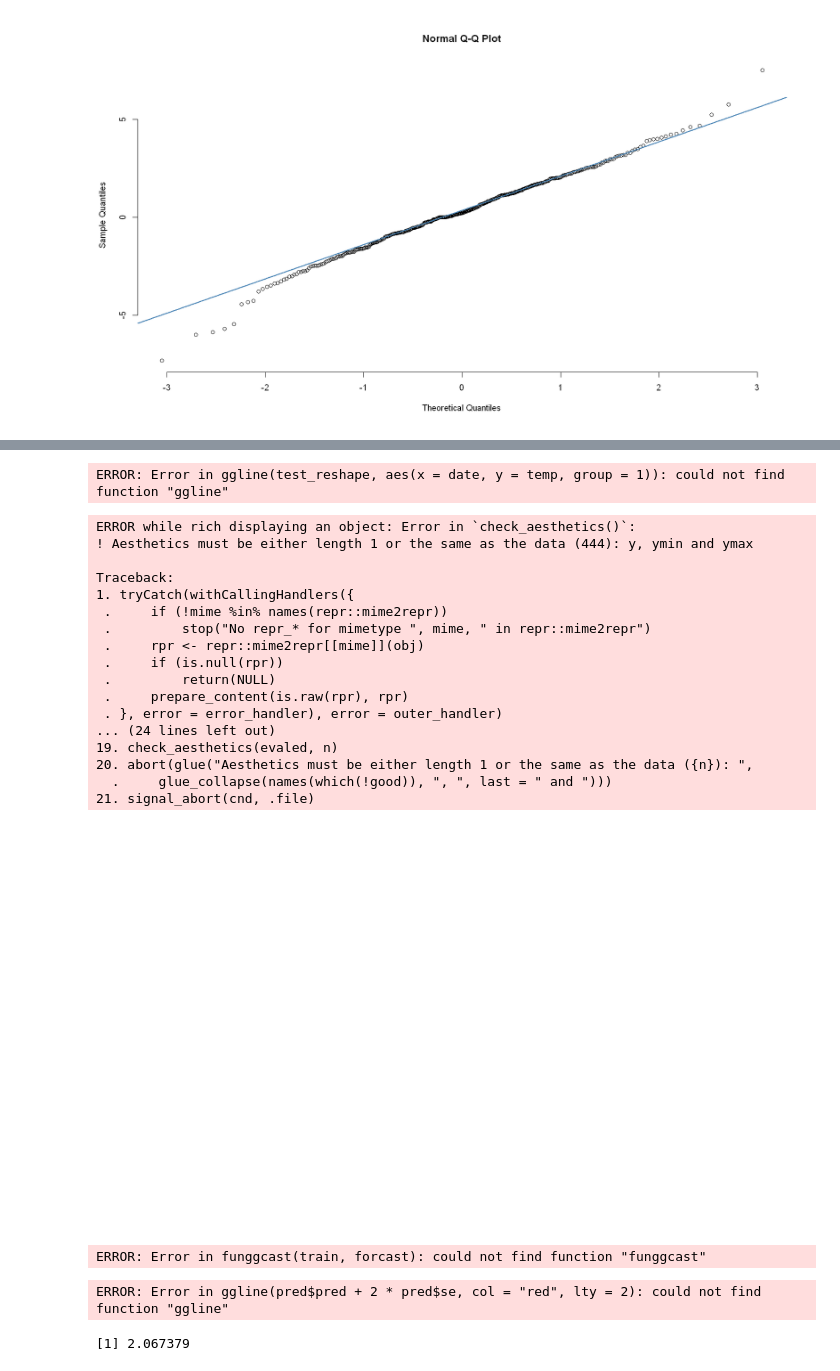
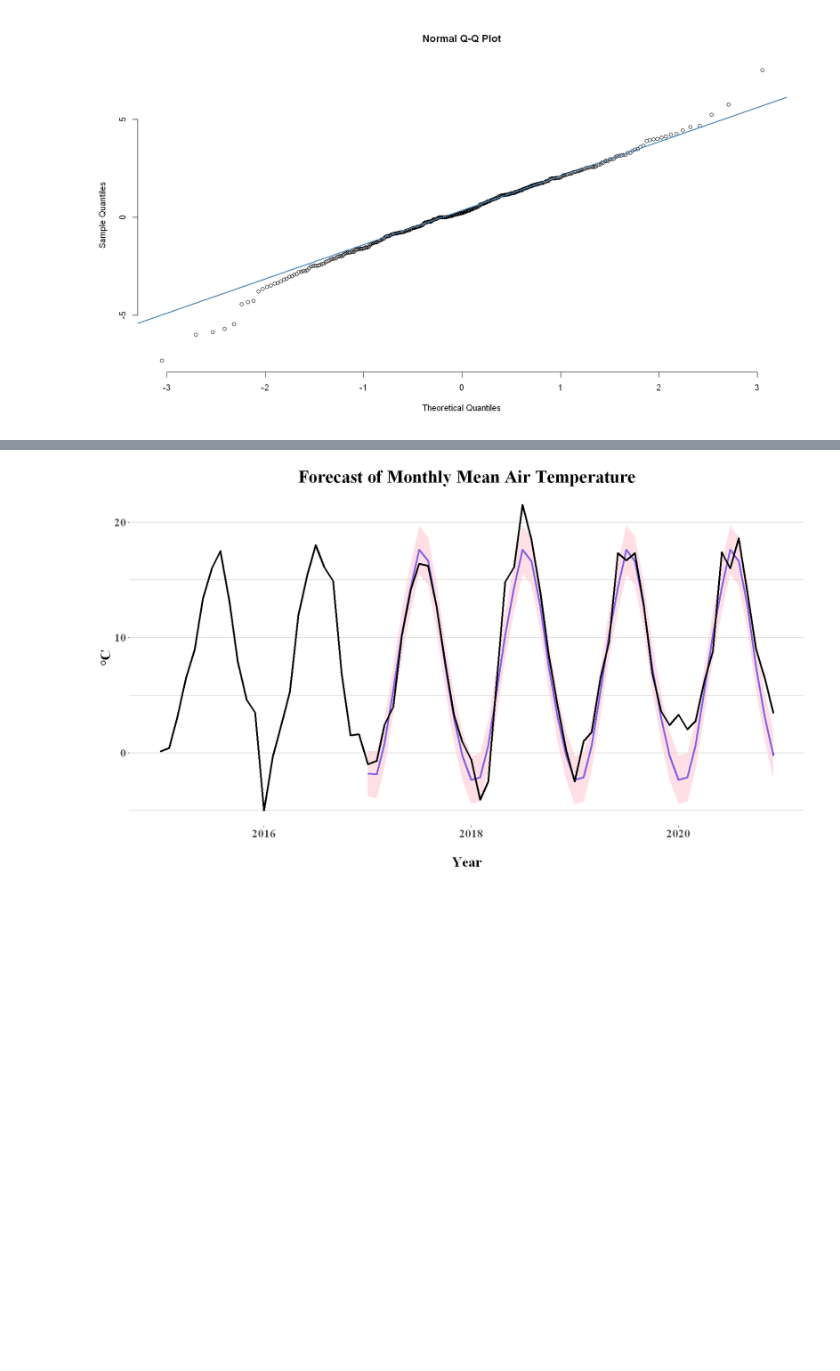
Before and after one commit to AndreasPalmgren/Sthlm-Temp-ARIMA, a Jupyter notebook: SthlmMeanTemperature.ipynb, the cells around one changed output, grey strips where cells are left out. Cells and saved outputs as stored; diff of their text form; code cells hidden in the pictures; blank space fills up the shorter version.

```diff
--- a/SthlmMeanTemperature.ipynb
+++ b/SthlmMeanTemperature.ipynb
@@ -346,12 +323,3 @@ Our final model is
 $$
 \text{ARIMA}(1,0,1) \times (0, 1, 1)_{12}
 $$
-# %%
-# Forecasting
-mdl <- arima(train, order = c(1, 0, 1), seasonal=list(order=c(0,1,1)), optim.control = list(maxit = 1000))
-pred <- predict(mdl, n.ahead=48)
-ts.plot(df_ts, xlim= c(2012, 2021))
-
-points(pred$pred, type="l", col="blue", lty=2)
-lines(pred$pred+2*pred$se, col="red", lty=2)
-lines(pred$pred-2*pred$se, col="red", lty=2)
@@ -360,57 +326,19 @@ lines(pred$pred-2*pred$se, col="red", lty=2)
 # %%
-pred_reshape <- data.frame(date=as.Date(as.yearmon(time(pred$pred))), temp=as.matrix(pred$pred))
-se_reshape <- data.frame(date=as.Date(as.yearmon(time(pred$se))), temp=as.matrix(pred$se))
+pred <- predict(mdl, n.ahead=48)
 
+pred_reshape <- data.frame(date=as.Date(as.yearmon(time(pred$pred))), pred=as.matrix(pred$pred))
+se_reshape <- data.frame(date=as.Date(as.yearmon(time(pred$se))), se=as.matrix(pred$se))
 test_reshape <- data.frame(date=as.Date(as.yearmon(time(test))), temp=as.matrix(test))
+predict <- merge(pred_reshape, se_reshape, by="date") %>% merge(test_reshape, by="date")
-# %%
-ggplot(data=train_reshape, aes(x=date, y=temp, group=1))+
-    ggtitle("Monthly Mean Air Temperature (°C)")+
-    geom_line(color="blue", size=1.2)+
-    xlab("\nYear") + ylab("°C") +
-    th + theme(legend.position="none") +
-    ggline(test_reshape, aes(x=date, y=temp, group=1))
-# %% [output]
-ERROR: Error in ggline(test_reshape, aes(x = date, y = temp, group = 1)): could not find function "ggline"
-# %%
-ggplot(data=train_reshape, aes(x = date, group=1)) +
-    geom_line(data=train_reshape, aes(x = date, y = temp, group=1)) +
-    geom_line(data=test_reshape, aes(x = date, y = temp), col="red") +
-    geom_ribbon(aes(y = pred$pred, ymin = pred$pred - 2*pred$se, ymax = pred$pred + 2*pred$se, fill = 1), alpha = .2)
-    #stat_smooth(data=df2, aes(x = time, y = M, color = isin))
-# %% [output]
-ERROR while rich displaying an object: Error in `check_aesthetics()`:
-! Aesthetics must be either length 1 or the same as the data (444): y, ymin and ymax
-
-Traceback:
-1. tryCatch(withCallingHandlers({
- .     if (!mime %in% names(repr::mime2repr))
- .         stop("No repr_* for mimetype ", mime, " in repr::mime2repr")
- .     rpr <- repr::mime2repr[[mime]](obj)
- .     if (is.null(rpr))
- .         return(NULL)
- .     prepare_content(is.raw(rpr), rpr)
- . }, error = error_handler), error = outer_handler)
-... (24 lines left out)
-19. check_aesthetics(evaled, n)
-20. abort(glue("Aesthetics must be either length 1 or the same as the data ({n}): ",
-  .     glue_collapse(names(which(!good)), ", ", last = " and ")))
-21. signal_abort(cnd, .file)
-[figure, removed]
-# %%
-mdl <- arima(train, order = c(1, 0, 1), seasonal=list(order=c(0,1,1)), optim.control = list(maxit = 1000))
-forcast = forecast(train, 48, model=mdl)
-
-pd<-funggcast(train,forcast)
-pd
-# %% [output]
-ERROR: Error in funggcast(train, forcast): could not find function "funggcast"
-# %%
-autoplot(df_ts) +
-    ggline(pred$pred+2*pred$se, col="red", lty=2)
-# %% [output]
-ERROR: Error in ggline(pred$pred + 2 * pred$se, col = "red", lty = 2): could not find function "ggline"
-# %%
-RMSE = sqrt(mean((test - pred$pred)^2))
-RMSE
-# %% [output]
-[1] 2.067379
+# %%
+ggplot() +
+    #geom_line(data=predict, aes(x=date, y = pred+se), color="red") +
+    #geom_line(data=predict, aes(x=date, y = pred-se), color="red") +
+    geom_line(data=predict, aes(x=date, y = pred), color="blue", size=1.3) +
+    geom_ribbon(data=predict, aes(x=date, ymax=pred+se, ymin=pred-se), fill="pink", alpha=.5) +
+    geom_line(data=tail(rbind(train_reshape[,c("date", "temp")], test_reshape), n=72), aes(x=date, y = temp), size=1.2) +
+    ggtitle("Forecast of Monthly Mean Air Temperature") +
+    xlab("\nYear") + ylab("°C") +
+    th
+# %% [output]
+[figure, added]
```
Also changed, not shown: parts of 36 cells of this notebook.
